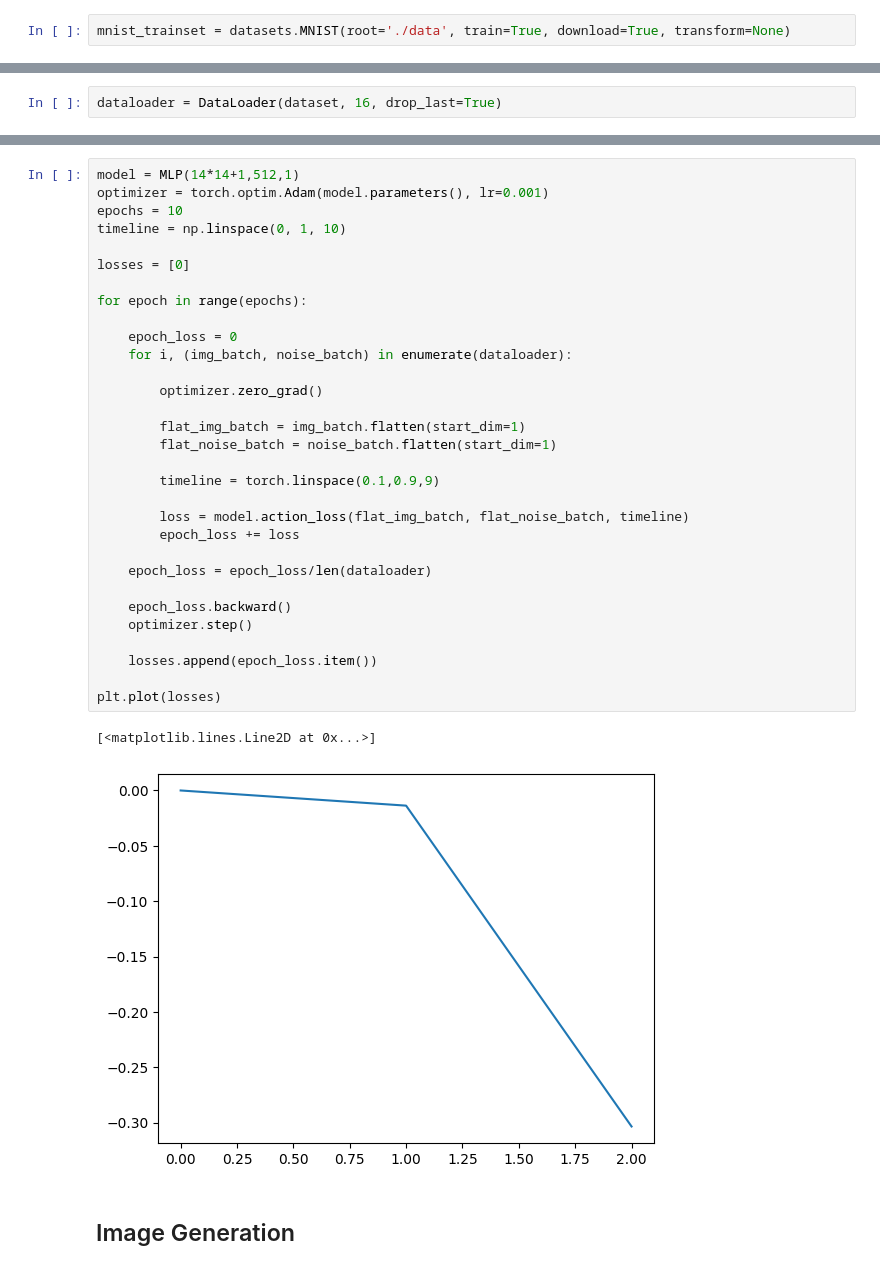
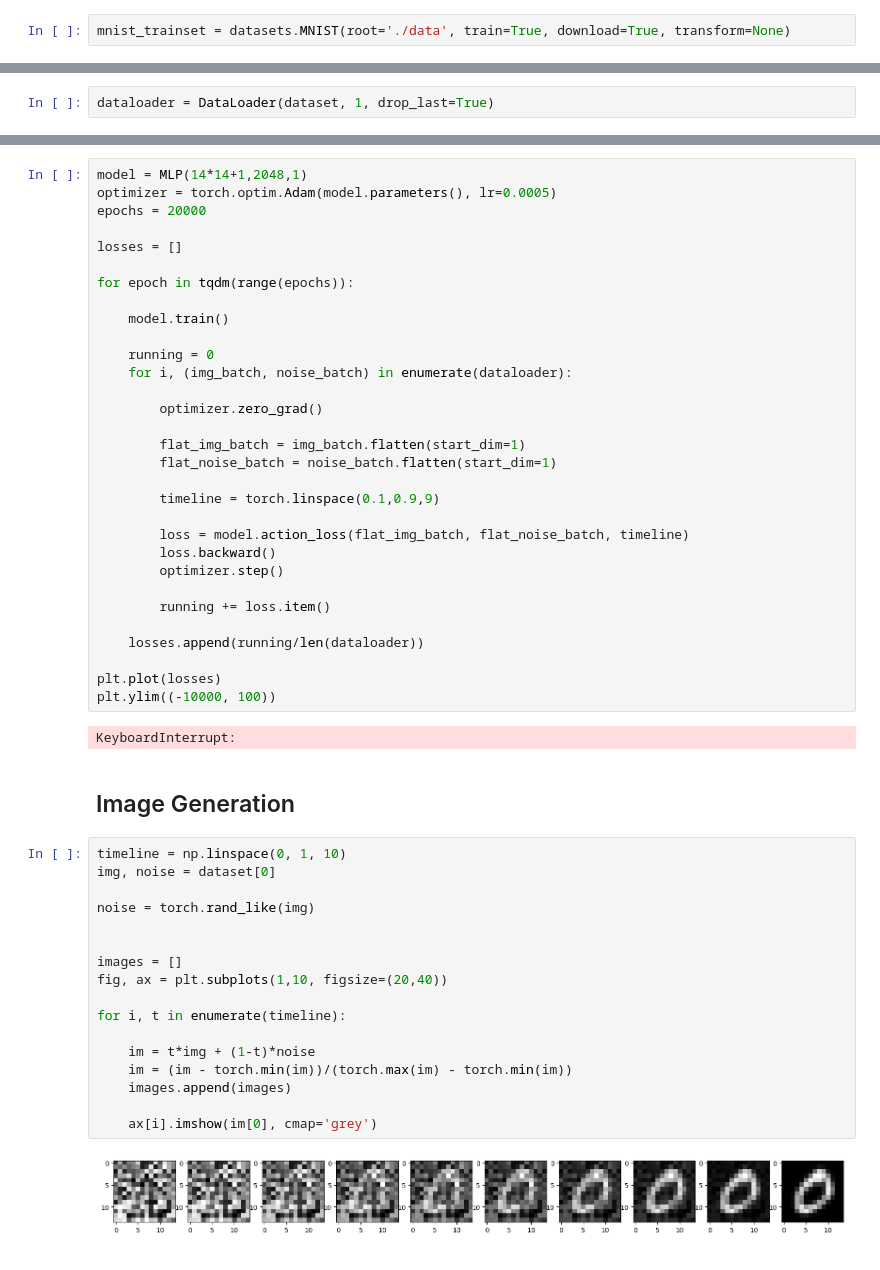
Before and after one commit to billyth101/Image-Generation-via-Action-Matching, a Jupyter notebook: pipeline.ipynb, the cells around one changed output, grey strips where cells are left out. Cells and saved outputs as stored; diff of their text form.

Commit message:
Model training works

```diff
--- a/pipeline.ipynb
+++ b/pipeline.ipynb
@@ -45,5 +46,5 @@ ax[1].imshow(img[0], cmap='grey')
 # %%
-dataloader = DataLoader(dataset, 16, drop_last=True)
+dataloader = DataLoader(dataset, 1, drop_last=True)
 # %%
 timeline = np.linspace(0, 1, 10)
 img, noise = dataset[0]
@@ -64,14 +65,15 @@ for i, t in enumerate(timeline):
 # %%
-model = MLP(14*14+1,512,1)
-optimizer = torch.optim.Adam(model.parameters(), lr=0.001)
-epochs = 10
-timeline = np.linspace(0, 1, 10)
+model = MLP(14*14+1,2048,1)
+optimizer = torch.optim.Adam(model.parameters(), lr=0.0005)
+epochs = 20000
 
-losses = [0]
+losses = []
 
-for epoch in range(epochs):
+for epoch in tqdm(range(epochs)):
 
-    epoch_loss = 0
+    model.train()
+
+    running = 0
     for i, (img_batch, noise_batch) in enumerate(dataloader):
 
         optimizer.zero_grad()
@@ -82,19 +84,36 @@ for epoch in range(epochs):
         timeline = torch.linspace(0.1,0.9,9)
 
         loss = model.action_loss(flat_img_batch, flat_noise_batch, timeline)
-        epoch_loss += loss
+        loss.backward()
+        optimizer.step()
 
-    epoch_loss = epoch_loss/len(dataloader)
+        running += loss.item()
 
-    epoch_loss.backward()
-    optimizer.step()
-
-    losses.append(epoch_loss.item())
+    losses.append(running/len(dataloader))
 
 plt.plot(losses)
+plt.ylim((-10000, 100))
 # %% [output]
-[<matplotlib.lines.Line2D at 0x...>]
+KeyboardInterrupt:
-[figure, removed]
 # %% [markdown]
 ## Image Generation
+# %%
+timeline = np.linspace(0, 1, 10)
+img, noise = dataset[0]
+
+noise = torch.rand_like(img)
+
+
+images = []
+fig, ax = plt.subplots(1,10, figsize=(20,40))
+
+for i, t in enumerate(timeline):
+
+    im = t*img + (1-t)*noise
+    im = (im - torch.min(im))/(torch.max(im) - torch.min(im))
+    images.append(images)
+
+    ax[i].imshow(im[0], cmap='grey')
+# %% [output]
+[figure, added]
 # %%
```
Also changed, not shown: parts of 6 cells of this notebook, 2 other files.
